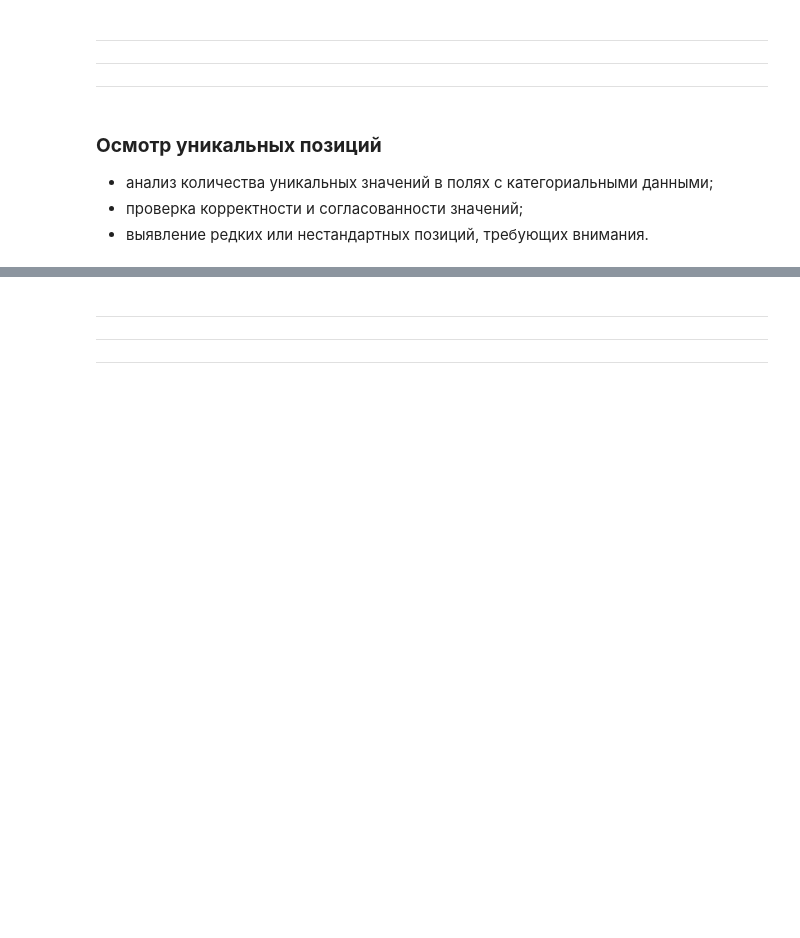
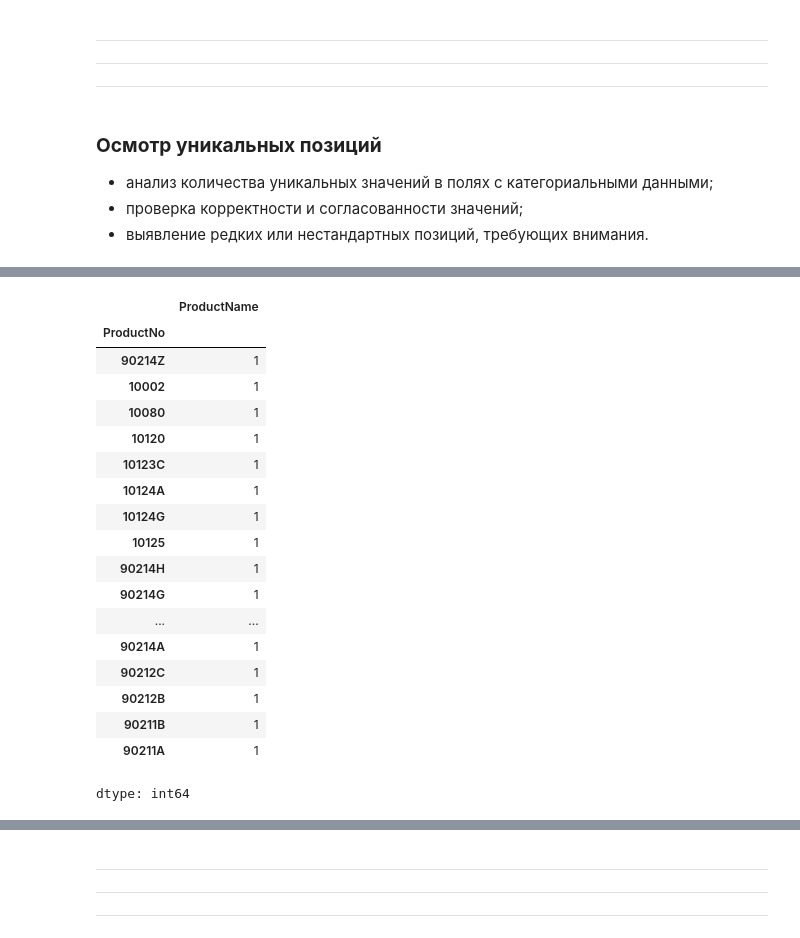
Before and after one commit to dazzens/dazzens, a Jupyter notebook: EDA_проект.ipynb, the cells around one changed output, grey strips where cells are left out. Cells and saved outputs as stored; diff of their text form; code cells hidden in the pictures; blank space fills up the shorter version.

```diff
--- a/EDA_проект.ipynb
+++ b/EDA_проект.ipynb
@@ -961,0 +986,27 @@ display(largest_quantity_transactions)
+# %%
+(
+    df.groupby("ProductNo")["ProductName"]
+      .nunique()
+      .sort_values(ascending=False)
+      .head(20)
+)
+# %% [output]
+|  | ProductName |
+| ProductNo |  |
+| 90214Z | 1 |
+| 10002 | 1 |
+| 10080 | 1 |
+| 10120 | 1 |
+| 10123C | 1 |
+| 10124A | 1 |
+| 10124G | 1 |
+| 10125 | 1 |
+| 90214H | 1 |
+| 90214G | 1 |
+| ... | ... |
+| 90214A | 1 |
+| 90212C | 1 |
+| 90212B | 1 |
+| 90211B | 1 |
+| 90211A | 1 |
+dtype: int64
```
Also changed, not shown: parts of 24 cells of this notebook.
